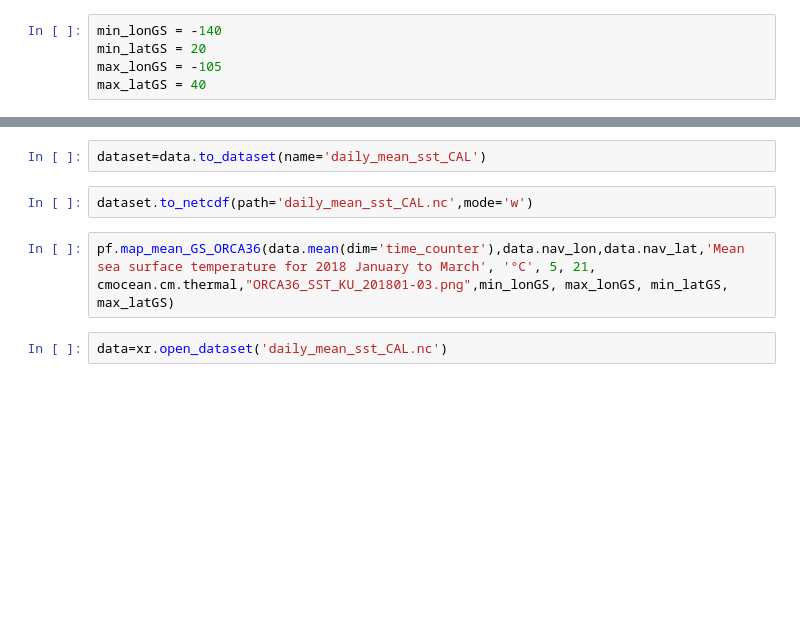
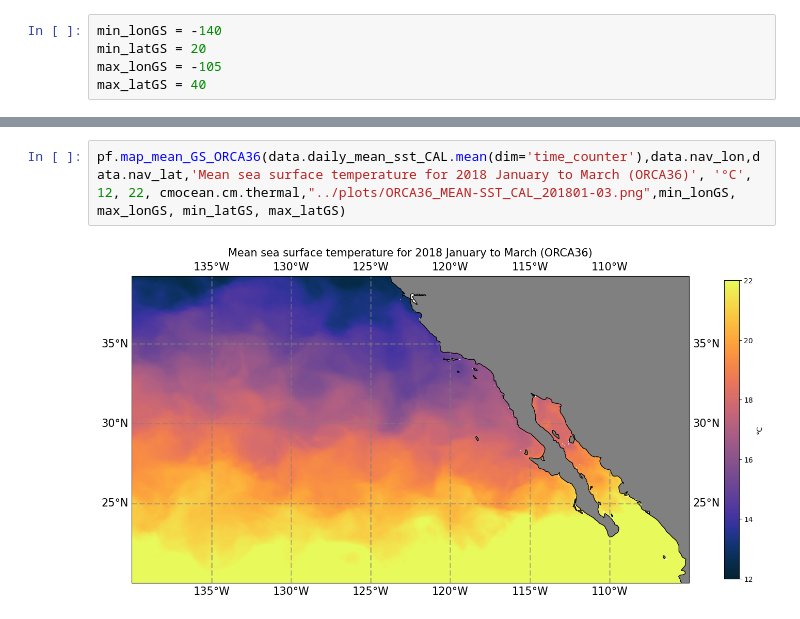
Before and after one commit to edito-model-lab/2024-10_grenoble-edito-hackathon, a Jupyter notebook: project-results/ORCA36/notebooks/Plot_SST_mean_201801-03_ORCA36_CAL.ipynb, the cells around one changed output, grey strips where cells are left out. Saved outputs shown, nothing was run; the diff lists cells and outputs as text; blank space fills up the shorter version.

```diff
--- a/project-results/ORCA36/notebooks/Plot_SST_mean_201801-03_ORCA36_CAL.ipynb
+++ b/project-results/ORCA36/notebooks/Plot_SST_mean_201801-03_ORCA36_CAL.ipynb
@@ -70,9 +47,5 @@ data
-# %%
-dataset=data.to_dataset(name='daily_mean_sst_CAL')
-# %%
-dataset.to_netcdf(path='daily_mean_sst_CAL.nc',mode='w')
 # %%
-pf.map_mean_GS_ORCA36(data.mean(dim='time_counter'),data.nav_lon,data.nav_lat,'Mean sea surface temperature for 2018 January to March', '°C', 5, 21, cmocean.cm.thermal,"ORCA36_SST_KU_201801-03.png",min_lonGS, max_lonGS, min_latGS, max_latGS)
+pf.map_mean_GS_ORCA36(data.daily_mean_sst_CAL.mean(dim='time_counter'),data.nav_lon,data.nav_lat,'Mean sea surface temperature for 2018 January to March (ORCA36)', '°C', 12, 22, cmocean.cm.thermal,"../plots/ORCA36_MEAN-SST_CAL_201801-03.png",min_lonGS, max_lonGS, min_latGS, max_latGS)
+# %% [output]
+[figure, added]
-# %%
-data=xr.open_dataset('daily_mean_sst_CAL.nc')
 # %%
```
Also changed, not shown: parts of 5 cells of this notebook, 16 other files.
